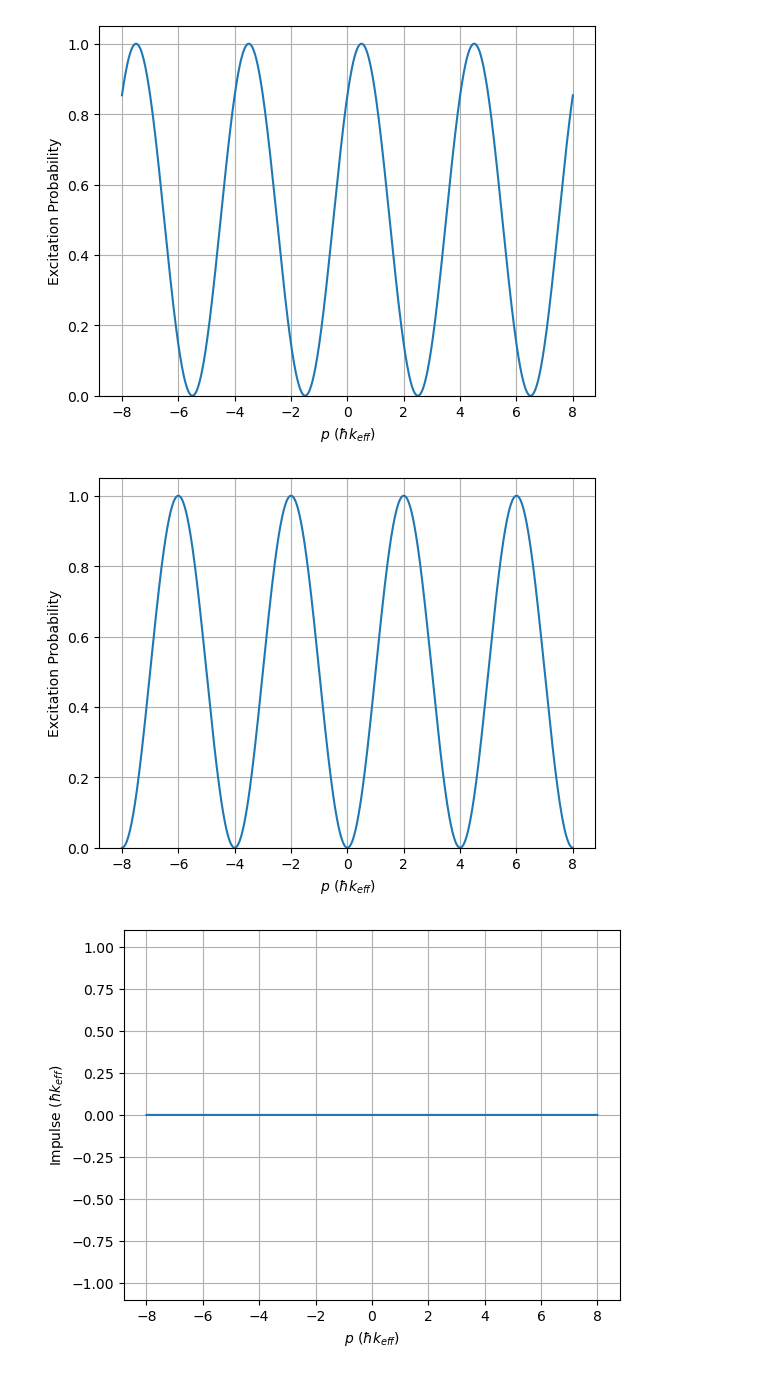
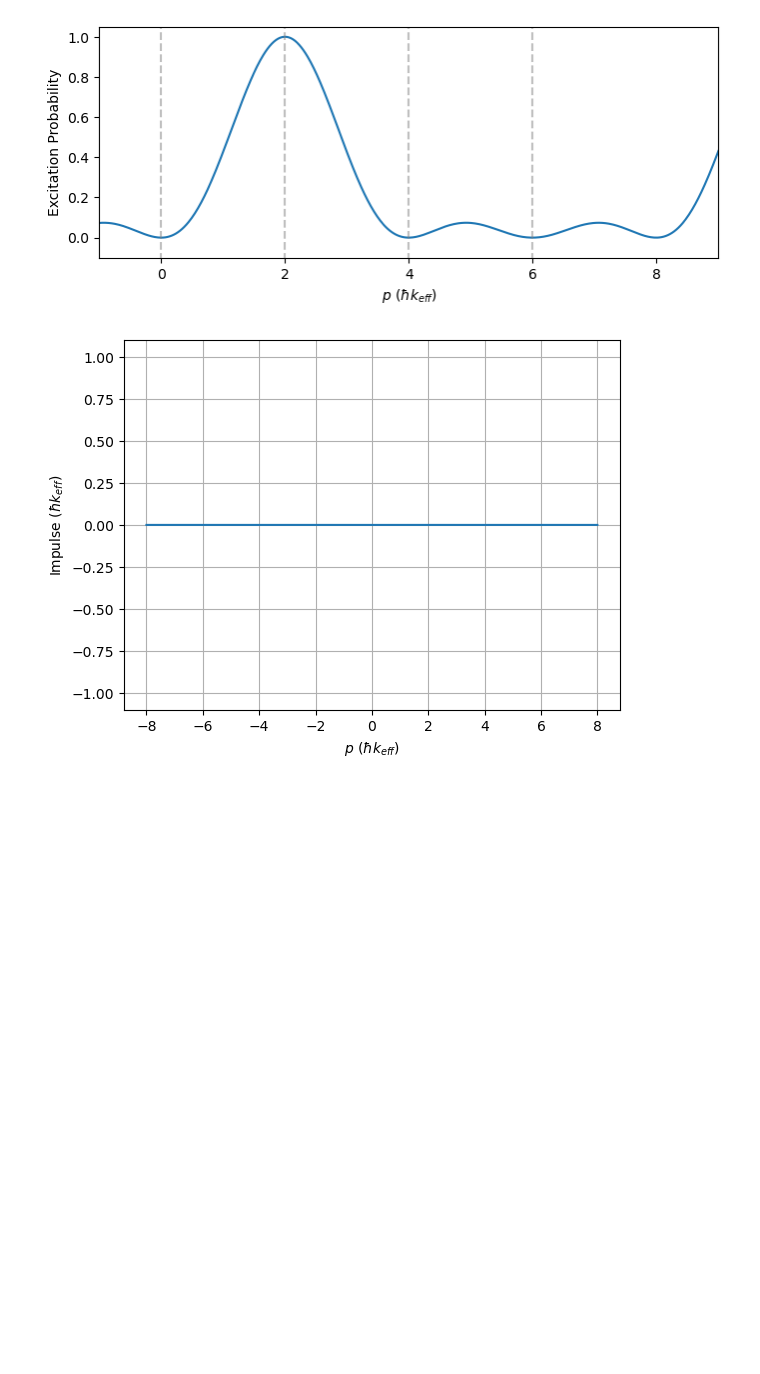
Before and after one commit to tr2g20/simulations, a Jupyter notebook: impulse_plots.ipynb, the cells around one changed output. Saved outputs shown, nothing was run; the diff lists cells and outputs as text; code cells hidden in the pictures; blank space fills up the shorter version.

```diff
--- a/impulse_plots.ipynb
+++ b/impulse_plots.ipynb
@@ -42,93 +42,49 @@ time_steps = 1
 
 RR3 = RR3_gate(rabi_freq=rabi_freq, time_steps=time_steps)
 
-exgate = exchange10_gate(rabi_freq=rabi_freq, time_steps=time_steps)
-
-swap = swap23_gate(rabi_freq=rabi_freq, time_steps=time_steps)
-
-free_time = pi/(4*dR)
-detuning = 5*dR
-
-ramsey_gate = PulseSequence()
-pulse1 = UpPulse(laser_det=np.full(time_steps,detuning), phase=np.full(time_steps,0), rabi_freq=np.full(time_steps, rabi_freq), duration=rabi_time/4)
-pulse2 = UpPulse(laser_det=np.full(time_steps,detuning), phase=np.full(time_steps, 5*pi/4), rabi_freq=np.full(time_steps, rabi_freq), duration=rabi_time/4)
-pulse3 = DownPulse(laser_det=np.full(time_steps,detuning), phase=np.full(time_steps,0), rabi_freq=np.full(time_steps, rabi_freq), duration=rabi_time/2)
-freevolve1 = FreeEvolution(laser_det=np.full(time_steps,detuning), duration=free_time/8 - (1/rabi_freq) - (pi/(2*rabi_freq)))
-freevolve2 = FreeEvolution(laser_det=np.full(time_steps,detuning), duration=free_time/4 - (pi/rabi_freq))
-ramsey_gate.add_pulses([pulse1, freevolve1, pulse3, freevolve2, pulse3, freevolve1, pulse2])
-
-ramsey_interf = PulseSequence()
-freevolve3 = FreeEvolution(laser_det=np.full(time_steps,detuning), duration=free_time - (2/rabi_freq))
-ramsey_interf.add_pulses([pulse1, freevolve3, pulse2])
+swap = SW23_gate(rabi_freq=rabi_freq, time_steps=time_steps, bs_corr=False, pi_corr=False)
 
 p_min = -16
 p_max = 16
 basis = np.arange(p_min, p_max + 1)
 
 initial_state = np.zeros(shape=len(basis), dtype=np.complex128)
 initial_state[16] = 1
 initial_state = initial_state/ np.linalg.norm(initial_state)
 
-p_vals = np.linspace(-8, 8, 1000)*hbar*k_eff
+p_vals = np.linspace(-8, 9, 1000)*hbar*k_eff
 doppler_shifts = p_vals*k_eff/m
 
 impulses = np.zeros(len(p_vals))
 
 for i in range(len(p_vals)):
 
-    wave_func, times = simulate_pulses_single_atom(pulse_seq= ramsey_interf, basis= basis, initial_state=initial_state, d_shift=doppler_shifts[i])
+    wave_func, times = simulate_pulses_single_atom(pulse_seq= swap, basis= basis, initial_state=initial_state, d_shift=doppler_shifts[i])
 
     final = wave_func[-1,:]
     final = final/np.linalg.norm(final)
     probs = np.abs(final)**2
 
     avg_impulse = np.average(basis, weights=probs)
 
     impulses[i] = avg_impulse
 
+plt.figure(figsize=(8,3))
 plt.plot(p_vals/(hbar*k_eff), impulses)
+plt.plot([0,0],[-1,2], alpha=0.5, ls='--', color='grey')
+plt.plot([2,2],[-1,2], alpha=0.5, ls='--', color='grey')
+plt.plot([4,4],[-1,2], alpha=0.5, ls='--', color='grey')
+plt.plot([6,6],[-1,2], alpha=0.5, ls='--', color='grey')
+
 plt.xlabel(r'$p$ ($\hbar k_{eff}$)')
 # plt.ylabel(r'Impulse ($\hbar k_{eff}$)')
 plt.ylabel(r'Excitation Probability')
-plt.ylim(0,1.05)
-plt.grid()
+plt.ylim(-0.1,1.05)
+plt.xlim(-1,9)
+# plt.grid()
 plt.show()
-
-p_min = -16
-p_max = 16
-basis = np.arange(p_min, p_max + 1)
-
-initial_state = np.zeros(shape=len(basis), dtype=np.complex128)
-initial_state[16] = 1
-initial_state = initial_state/ np.linalg.norm(initial_state)
-
-p_vals = np.linspace(-8, 8, 1000)*hbar*k_eff
-doppler_shifts = p_vals*k_eff/m
-
-impulses = np.zeros(len(p_vals))
-
-for i in range(len(p_vals)):
-
-    wave_func, times = simulate_pulses_single_atom(pulse_seq= ramsey_gate, basis= basis, initial_state=initial_state, d_shift=doppler_shifts[i])
-
-    final = wave_func[-1,:]
-    final = final/np.linalg.norm(final)
-    probs = np.abs(final)**2
-
-    avg_impulse = np.average(basis, weights=probs)
-
-    impulses[i] = avg_impulse
-
-plt.plot(p_vals/(hbar*k_eff), impulses)
-plt.xlabel(r'$p$ ($\hbar k_{eff}$)')
-# plt.ylabel(r'Impulse ($\hbar k_{eff}$)')
-plt.ylabel(r'Excitation Probability')
-plt.ylim(0,1.05)
-plt.grid()
-plt.show()
 # %% [output]
-[figure, old version]
+[figure, new version]
-[figure, removed]
 # %%
 flipped_impulses = -1*np.flip(impulses)
 
```
Also changed, not shown: parts of 2 cells of this notebook, 6 other files.
